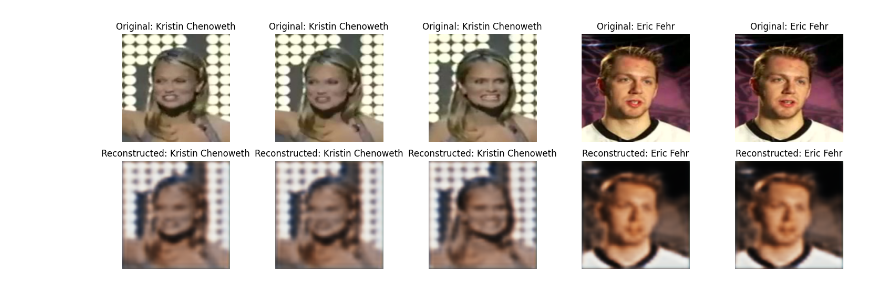
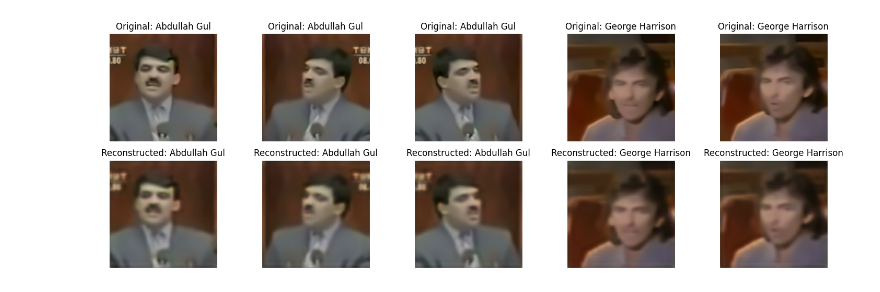
Before and after one commit to shivangichaudhary/Facial-reconstruction-from-CCTV-footage, a Jupyter notebook: ethos24_autoencoder_cctv_facial_recon.ipynb, the cells around one changed output. Cells and saved outputs as stored; diff of their text form; code cells hidden in the pictures.

```diff
--- a/ethos24_autoencoder_cctv_facial_recon.ipynb
+++ b/ethos24_autoencoder_cctv_facial_recon.ipynb
@@ -109,16 +103,9 @@ def preprocess_images(images):
 # %%
-# --- Autoencoder Model ---
 def build_autoencoder():
-    """
-    Build a Convolutional Autoencoder for image reconstruction.
-    This model includes convolutional layers followed by max pooling and upsampling layers.
-    """
-    input_img = keras.Input(shape=(256, 256, 3))
+    input_img = keras.Input(shape=(128, 128, 3))
 
     # Encoder
-    x = layers.Conv2D(64, (3, 3), activation='relu', padding='same')(input_img)
-    x = layers.MaxPooling2D((2, 2), padding='same')(x)
-    x = layers.Conv2D(32, (3, 3), activation='relu', padding='same')(x)
+    x = layers.Conv2D(32, (3, 3), activation='relu', padding='same')(input_img)
     x = layers.MaxPooling2D((2, 2), padding='same')(x)
     x = layers.Conv2D(16, (3, 3), activation='relu', padding='same')(x)
     encoded = layers.MaxPooling2D((2, 2), padding='same')(x)
@@ -128,11 +115,13 @@ def build_autoencoder():
     x = layers.UpSampling2D((2, 2))(x)
     x = layers.Conv2D(32, (3, 3), activation='relu', padding='same')(x)
     x = layers.UpSampling2D((2, 2))(x)
-    x = layers.Conv2D(64, (3, 3), activation='relu', padding='same')(x)
-    x = layers.UpSampling2D((2, 2))(x)
+
+    # Skip connection
+    x = layers.Concatenate()([x, input_img])
+
+    # Final convolution layer
     decoded = layers.Conv2D(3, (3, 3), activation='sigmoid', padding='same')(x)
 
-    # Autoencoder model
     autoencoder = keras.Model(input_img, decoded)
     autoencoder.compile(optimizer='adam', loss='mse')
     autoencoder.summary()
@@ -172,8 +161,7 @@ def save_comparisons(original, enhanced, names, folder="Facial-reconstruction-fr
 # %%
-# --- Main Execution ---
-# Set the dataset directory (update this path as necessary)
+# Main execution
 dataset_dir = 'youtube-faces-with-facial-keypoints/'
-train_generator = DataGenerator(directory=dataset_dir, batch_size=16, file_sample_ratio=0.05, sample_ratio=0.05, img_size=(256, 256), shuffle=True)
+train_generator = DataGenerator(directory=dataset_dir, batch_size=8, file_sample_ratio=0.05, sample_ratio=0.05, img_size=(128, 128), shuffle=True)
 # %%
 # Build the autoencoder model
 autoencoder = build_autoencoder()
@@ -218,18 +200,19 @@ class LossHistory(keras.callbacks.Callback):
 
 loss_history = LossHistory()
 # %%
-# Callbacks for saving the best model and early stopping
+# Callbacks
 model_checkpoint = ModelCheckpoint('best_model.keras', save_best_only=True, monitor='val_loss', mode='min')
-early_stopping = EarlyStopping(monitor='val_loss', patience=5, restore_best_weights=True)
+early_stopping = EarlyStopping(monitor='val_loss', patience=10, restore_best_weights=True)
+reduce_lr = keras.callbacks.ReduceLROnPlateau(monitor='val_loss', factor=0.2, patience=5, min_lr=1e-6)
 
 # Train the model
-for epoch in tqdm(range(20), desc="Training Progress"):
+for epoch in tqdm(range(50), desc="Training Progress"):
     try:
         history = autoencoder.fit(
             train_generator,
             validation_data=train_generator,
             epochs=1,
-            callbacks=[model_checkpoint, early_stopping, loss_history]
+            callbacks=[model_checkpoint, early_stopping, loss_history, reduce_lr]
         )
     except Exception as e:
         print(f"Error during training: {e}")
@@ -264,5 +248,5 @@ plt.show()
 # %%
-test_generator = DataGenerator(directory=dataset_dir, batch_size=16, file_sample_ratio=0.05, sample_ratio=0.05, img_size=(256, 256), shuffle=False, return_names=True)
+test_generator = DataGenerator(directory=dataset_dir, batch_size=8, file_sample_ratio=0.05, sample_ratio=0.05, img_size=(128, 128), shuffle=False, return_names=True)
 
 # Test the generator to ensure it's working correctly and extract names for visualization
 test_images, _, test_names = test_generator[0]  # First batch
@@ -277,4 +261,4 @@ display_comparison(test_images[:5], reconstructed_images, test_names, n=5)
-[figure, old version]
+[figure, new version]
 # %%
 # --- Create Predictions Table ---
 predictions_df = pd.DataFrame({
```
Also changed, not shown: parts of 13 cells of this notebook, 14 other files.
